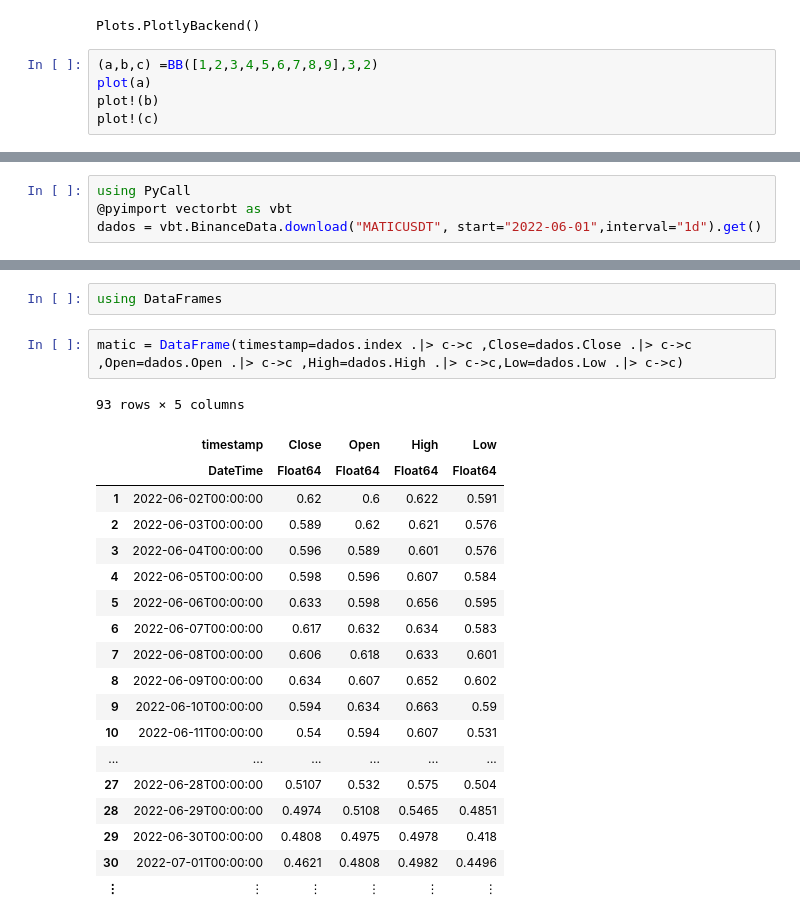
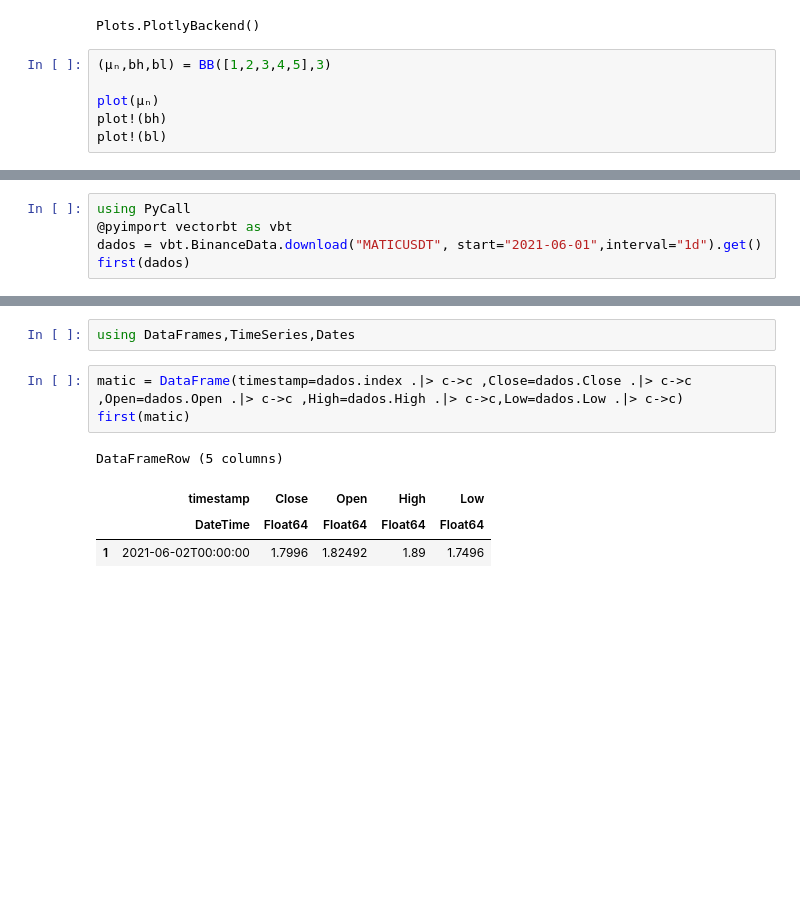
Before and after one commit to loribao/CodandoUsTrade, a Jupyter notebook: BollingerBands.ipynb, the cells around one changed output, grey strips where cells are left out. Drawn from its saved outputs; the diff is of its cells as text; blank space fills up the shorter version.

```diff
--- a/BollingerBands.ipynb
+++ b/BollingerBands.ipynb
@@ -35,8 +36,9 @@ plotly()
 └ @ Plots /home/konira/.julia/packages/Plots/lW9ll/src/backends.jl:318
 Plots.PlotlyBackend()
 # %%
-(a,b,c) =BB([1,2,3,4,5,6,7,8,9],3,2)
-plot(a)
-plot!(b)
-plot!(c)
+(μₙ,bh,bl) = BB([1,2,3,4,5],3)
+
+plot(μₙ)
+plot!(bh)
+plot!(bl)
 # %% [output]
@@ -44,5 +46,6 @@ plot!(c)
 # %%
 using PyCall
 @pyimport vectorbt as vbt
-dados = vbt.BinanceData.download("MATICUSDT", start="2022-06-01",interval="1d").get()
+dados = vbt.BinanceData.download("MATICUSDT", start="2021-06-01",interval="1d").get()
+first(dados)
 # %% [output]
@@ -63,24 +53,10 @@ dados = vbt.BinanceData.download("MATICUSDT", start="2022-06-01",interval="1d").
 # %%
-using DataFrames
+using DataFrames,TimeSeries,Dates
 # %%
 matic = DataFrame(timestamp=dados.index .|> c->c ,Close=dados.Close .|> c->c ,Open=dados.Open .|> c->c ,High=dados.High .|> c->c,Low=dados.Low .|> c->c)
+first(matic)
 # %% [output]
-93 rows × 5 columns
+DataFrameRow (5 columns)
 |  | timestamp | Close | Open | High | Low |
 |  | DateTime | Float64 | Float64 | Float64 | Float64 |
-| 1 | 2022-06-02T00:00:00 | 0.62 | 0.6 | 0.622 | 0.591 |
-| 2 | 2022-06-03T00:00:00 | 0.589 | 0.62 | 0.621 | 0.576 |
-| 3 | 2022-06-04T00:00:00 | 0.596 | 0.589 | 0.601 | 0.576 |
-| 4 | 2022-06-05T00:00:00 | 0.598 | 0.596 | 0.607 | 0.584 |
-| 5 | 2022-06-06T00:00:00 | 0.633 | 0.598 | 0.656 | 0.595 |
-| 6 | 2022-06-07T00:00:00 | 0.617 | 0.632 | 0.634 | 0.583 |
-| 7 | 2022-06-08T00:00:00 | 0.606 | 0.618 | 0.633 | 0.601 |
-| 8 | 2022-06-09T00:00:00 | 0.634 | 0.607 | 0.652 | 0.602 |
-| 9 | 2022-06-10T00:00:00 | 0.594 | 0.634 | 0.663 | 0.59 |
-| 10 | 2022-06-11T00:00:00 | 0.54 | 0.594 | 0.607 | 0.531 |
-| ... | ... | ... | ... | ... | ... |
-| 27 | 2022-06-28T00:00:00 | 0.5107 | 0.532 | 0.575 | 0.504 |
-| 28 | 2022-06-29T00:00:00 | 0.4974 | 0.5108 | 0.5465 | 0.4851 |
-| 29 | 2022-06-30T00:00:00 | 0.4808 | 0.4975 | 0.4978 | 0.418 |
-| 30 | 2022-07-01T00:00:00 | 0.4621 | 0.4808 | 0.4982 | 0.4496 |
-| ⋮ | ⋮ | ⋮ | ⋮ | ⋮ | ⋮ |
+| 1 | 2021-06-02T00:00:00 | 1.7996 | 1.82492 | 1.89 | 1.7496 |
```
Also changed, not shown: parts of 13 cells of this notebook, 6 other files.
